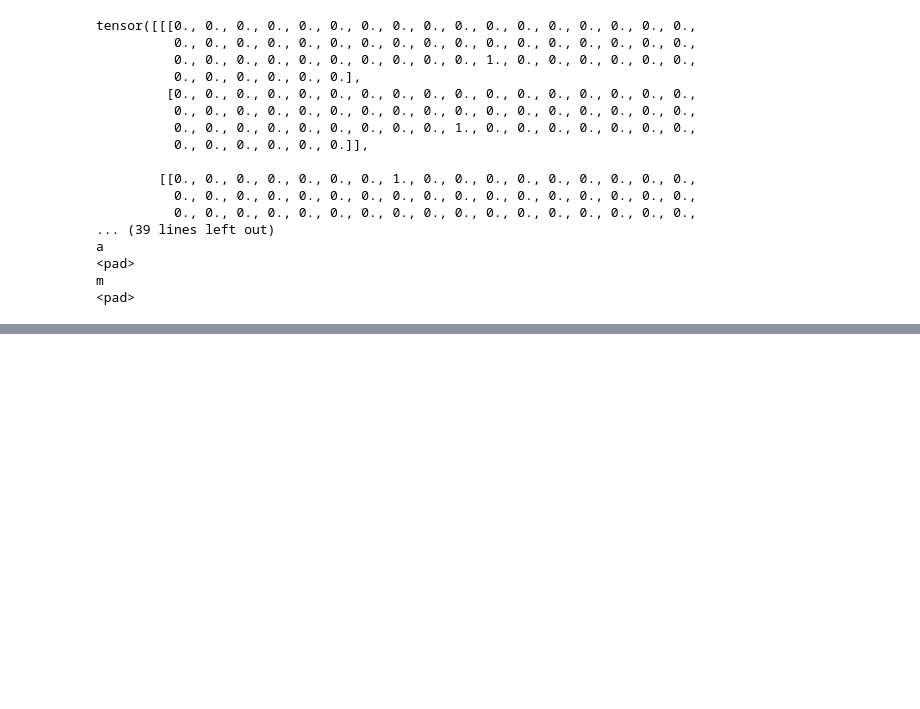
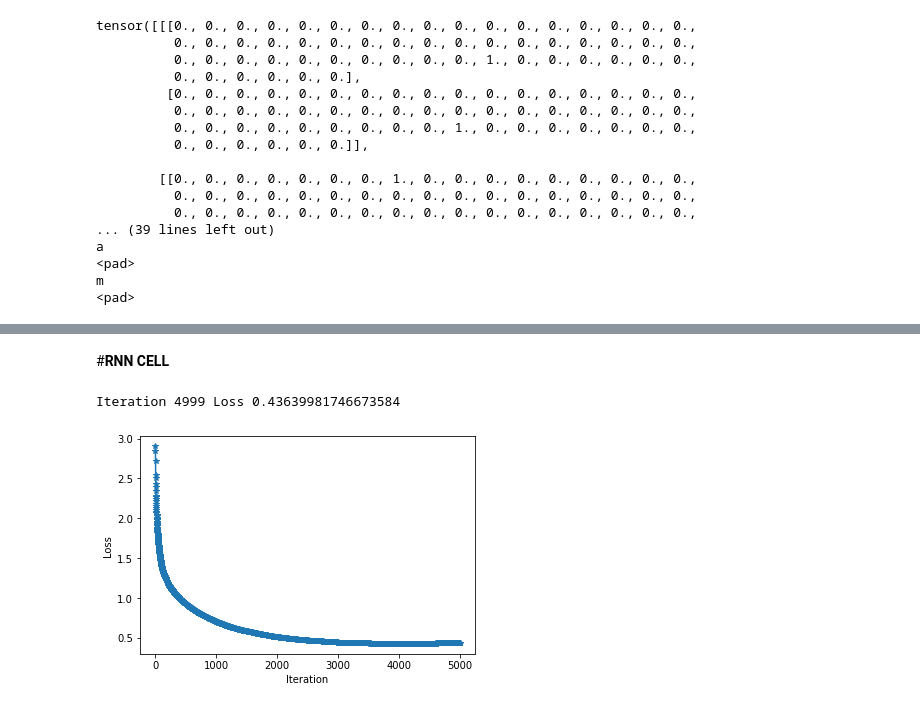
Before and after one commit to Shruti-Subu/sequence-model, a Jupyter notebook: Untitled9.ipynb, the cells around one changed output, grey strips where cells are left out. Cells and saved outputs as stored; diff of their text form; code cells hidden in the pictures; blank space fills up the shorter version.

Commit message:
training rnn model

```diff
--- a/Untitled9.ipynb
+++ b/Untitled9.ipynb
@@ -314,0 +371,7 @@ Batch sizes tensor([3, 3, 3, 3, 3, 2, 2, 2])
+# %%
+net = RNN_net(n_letters, n_hidden, n_languages)
+criterion = nn.NLLLoss()
+opt = optim.SGD(net.parameters(), lr=0.01, momentum=0.9)
+# %%
+%%time
+train_batch(net, opt, criterion, 256)
@@ -314,0 +382,33 @@ Batch sizes tensor([3, 3, 3, 3, 3, 2, 2, 2])
+# %%
+def train_setup(net, lr = 0.01, n_batches = 100, batch_size = 10, momentum = 0.9, display_freq=5, device = 'cpu'):
+    net = net.to(device)
+    criterion = nn.NLLLoss()
+    opt = optim.SGD(net.parameters(), lr=lr, momentum=momentum)
+
+    loss_arr = np.zeros(n_batches + 1)
+
+    for i in range(n_batches):
+        loss_arr[i+1] = (loss_arr[i]*i + train_batch(net, opt, criterion, batch_size, device))/(i + 1)
+
+        if i%display_freq == display_freq-1:
+            clear_output(wait=True)
+
+            print('Iteration', i, 'Loss', loss_arr[i])
+            # print('Top-1:', eval(net, len(X_test), 1, X_test, y_test), 'Top-2:', eval(net, len(X_test), 2, X_test, y_test))
+            plt.figure()
+            plt.plot(loss_arr[1:i], '-*')
+            plt.xlabel('Iteration')
+            plt.ylabel('Loss')
+            plt.show()
+            print('\n\n')
+
+    print('Top-1:', eval(net, len(X_test), 1, X_test, y_test, device), 'Top-2:', eval(net, len(X_test), 2, X_test, y_test, device))
+# %% [markdown]
+#**RNN CELL**
+# %%
+%%time
+net = RNN_net(n_letters, 128, n_languages)
+train_setup(net, lr=0.15, n_batches=5000, batch_size = 512, display_freq=500) # CPU Training example
+# %% [output]
+Iteration 4999 Loss 0.43639981746673584
+[figure, added]
```
Also changed, not shown: parts of 14 cells of this notebook.
